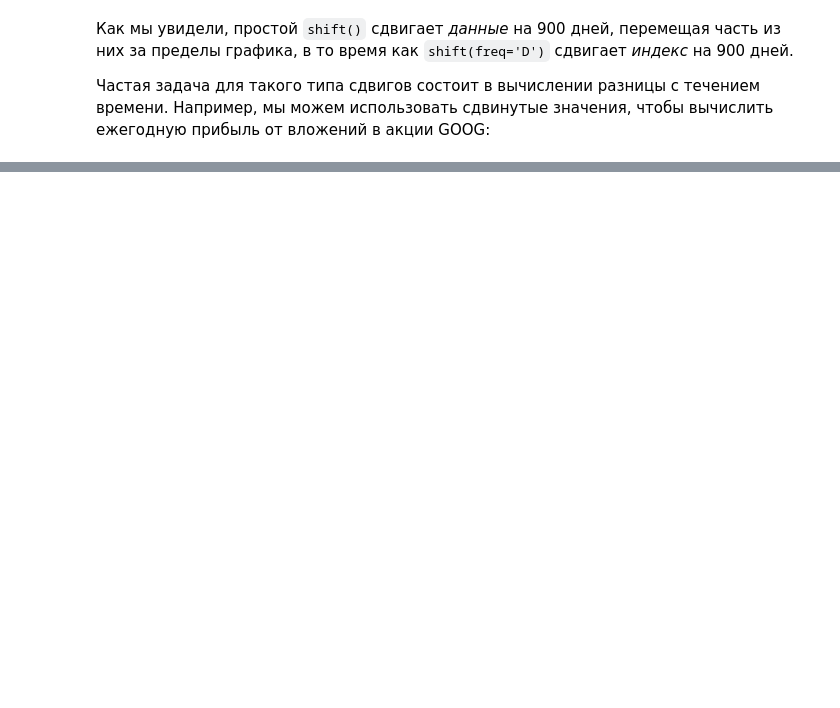
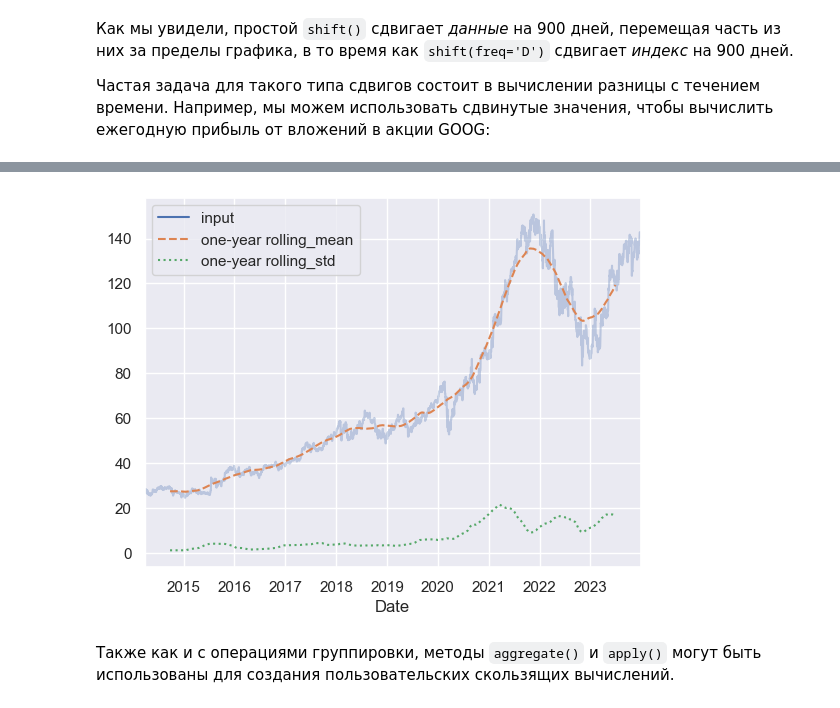
Before and after one commit to proway2/PythonDataScienceHandbook, a Jupyter notebook: Pandas - Working with Time Series.ipynb, the cells around one changed output, grey strips where cells are left out. Drawn from its saved outputs; the diff is of its cells as text; code cells hidden in the pictures; blank space fills up the shorter version.

```diff
--- a/Pandas - Working with Time Series.ipynb
+++ b/Pandas - Working with Time Series.ipynb
@@ -340,0 +343,9 @@ https://jakevdp.github.io/PythonDataScienceHandbook/03.11-working-with-time-seri
+# %%
+rolling = goog.rolling(365, center=True)
+data = pd.DataFrame({'input': goog, 'one-year rolling_mean': rolling.mean(), 'one-year rolling_std': rolling.std()})
+ax = data.plot(style=['-', '--', ':'])
+ax.lines[0].set_alpha(0.3)
+# %% [output]
+[figure, added]
+# %% [markdown]
+Также как и с операциями группировки, методы `aggregate()` и `apply()` могут быть использованы для создания пользовательских скользящих вычислений.
```
Also changed, not shown: parts of 27 cells of this notebook, 1 other file.
